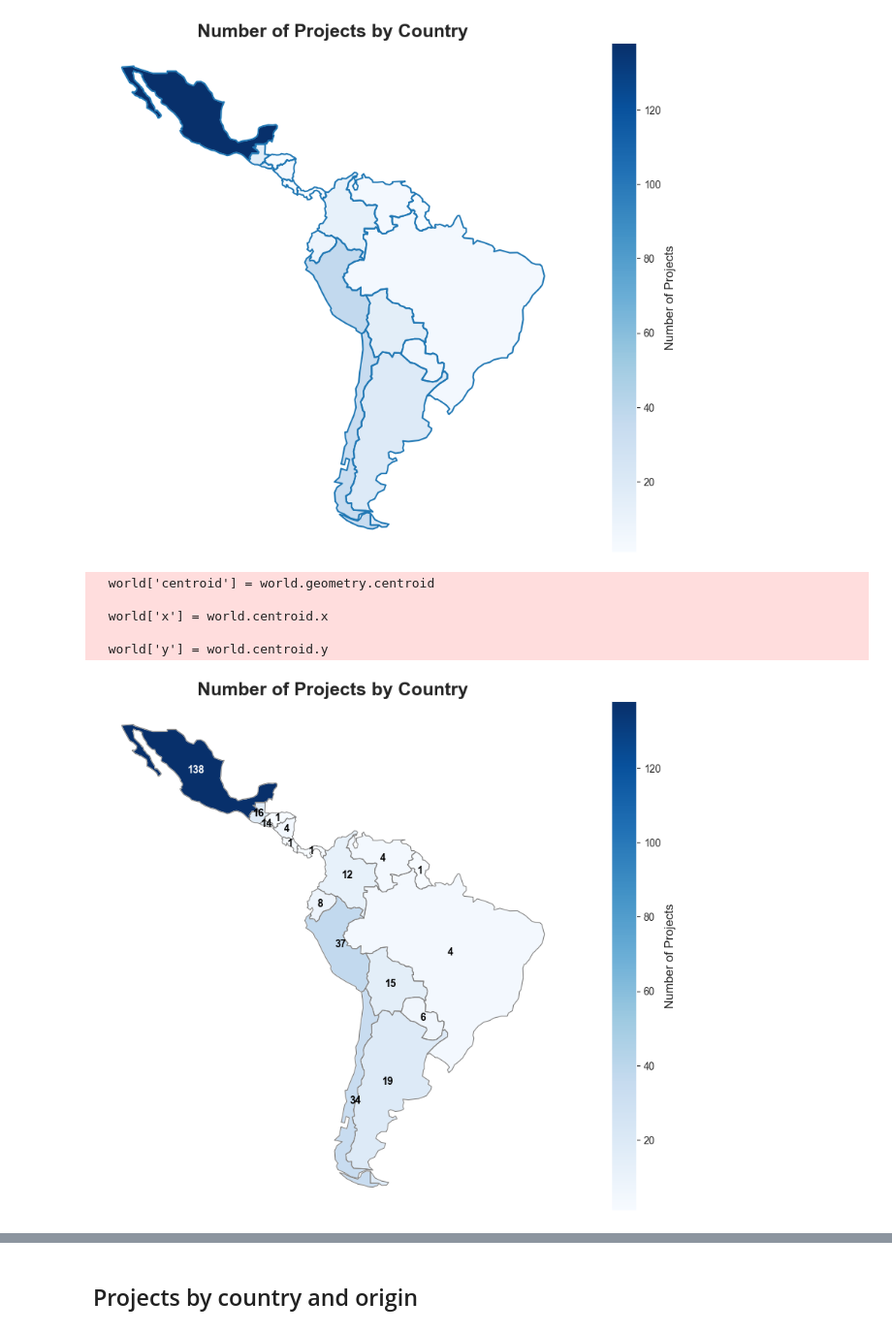
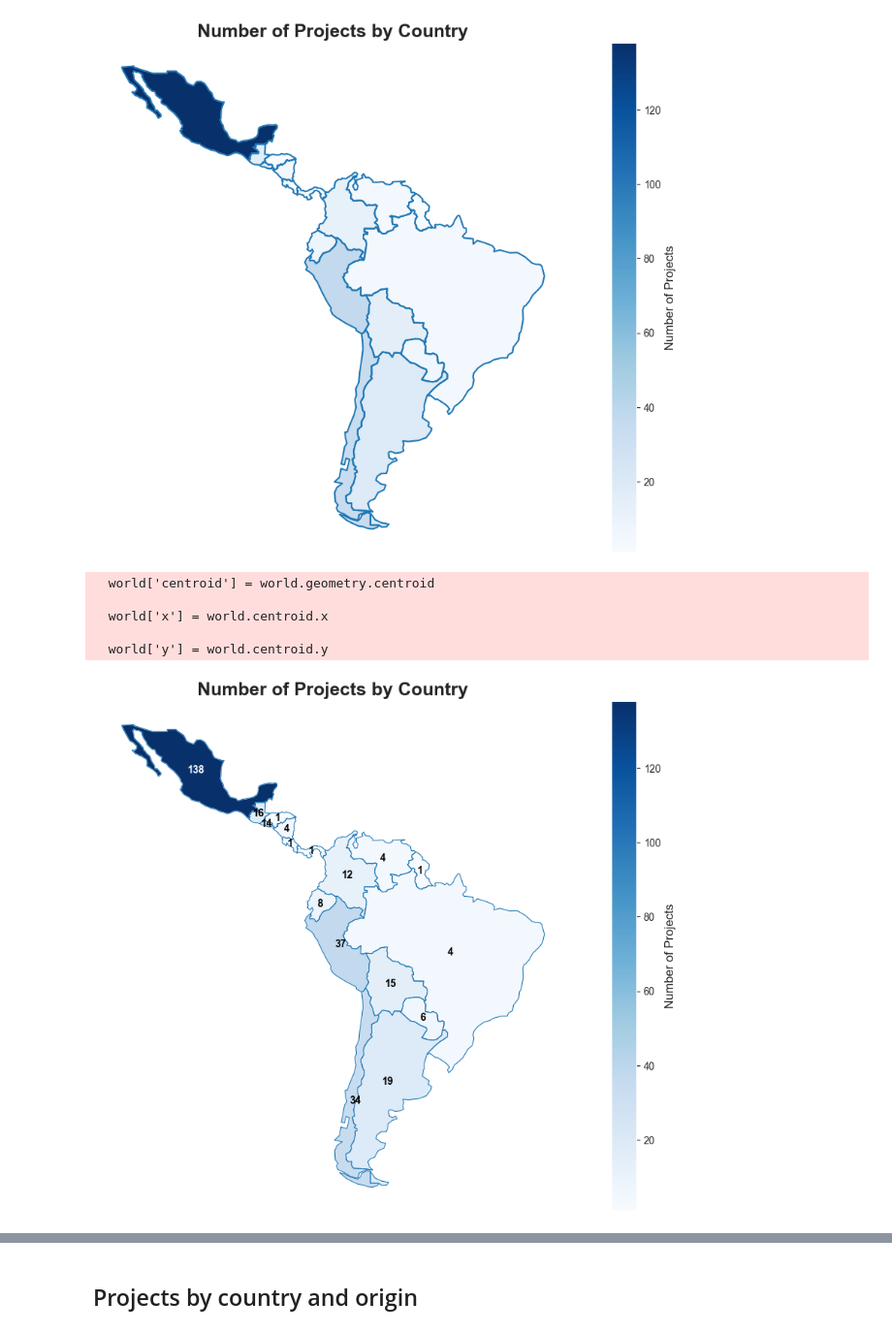
Before and after one commit to Instituto-Pulso-PUCP/revitalizacion-linguistica-latam, a Jupyter notebook: Visualizacion.ipynb, the cells around one changed output, grey strips where cells are left out. Shown at 97% size. Cells and saved outputs as stored; diff of their text form; code cells hidden in the pictures.

```diff
--- a/Visualizacion.ipynb
+++ b/Visualizacion.ipynb
@@ -239,35 +239,35 @@ world = world.merge(df_grouped, left_on='ADMIN', right_on='Country')
 # Remove 'Multiple' entries
 world = world[world['Country'] != 'Multiple']
 
 # Compute centroids
 world['centroid'] = world.geometry.centroid
 world['x'] = world.centroid.x
 world['y'] = world.centroid.y
 
 # Plot the map
 fig, ax = plt.subplots(1, 1, figsize=(16, 9))
-world.boundary.plot(ax=ax, linewidth=0.8, color="gray")
+world.boundary.plot(ax=ax, linewidth=0.8)
 world.plot(column='Project', ax=ax, cmap='Blues', legend=True,
            legend_kwds={'label': "Number of Projects"})
 
 # Add text labels with dynamic color
 for _, row in world.iterrows():
     text_color = 'white' if row['Project'] > 100 else 'black'  # Change color if > 100
     ax.text(row['x'], row['y'], str(row['Project']), fontsize=10,
             ha='center', va='center', fontweight='bold', color=text_color)
 
 # Title and adjustments
 plt.title('Number of Projects by Country', fontsize=18, fontweight='bold')
 plt.axis('off')
 plt.savefig('images/number_of_projects_by_country_map.png', dpi=300, bbox_inches='tight')
 plt.show()
 # %% [output]
   world['centroid'] = world.geometry.centroid
 
   world['x'] = world.centroid.x
 
   world['y'] = world.centroid.y
-[figure, old version]
+[figure, new version]
 # %%
 import geopandas as gpd
 import matplotlib.pyplot as plt
```
Also changed, not shown: parts of 1 cell of this notebook.
